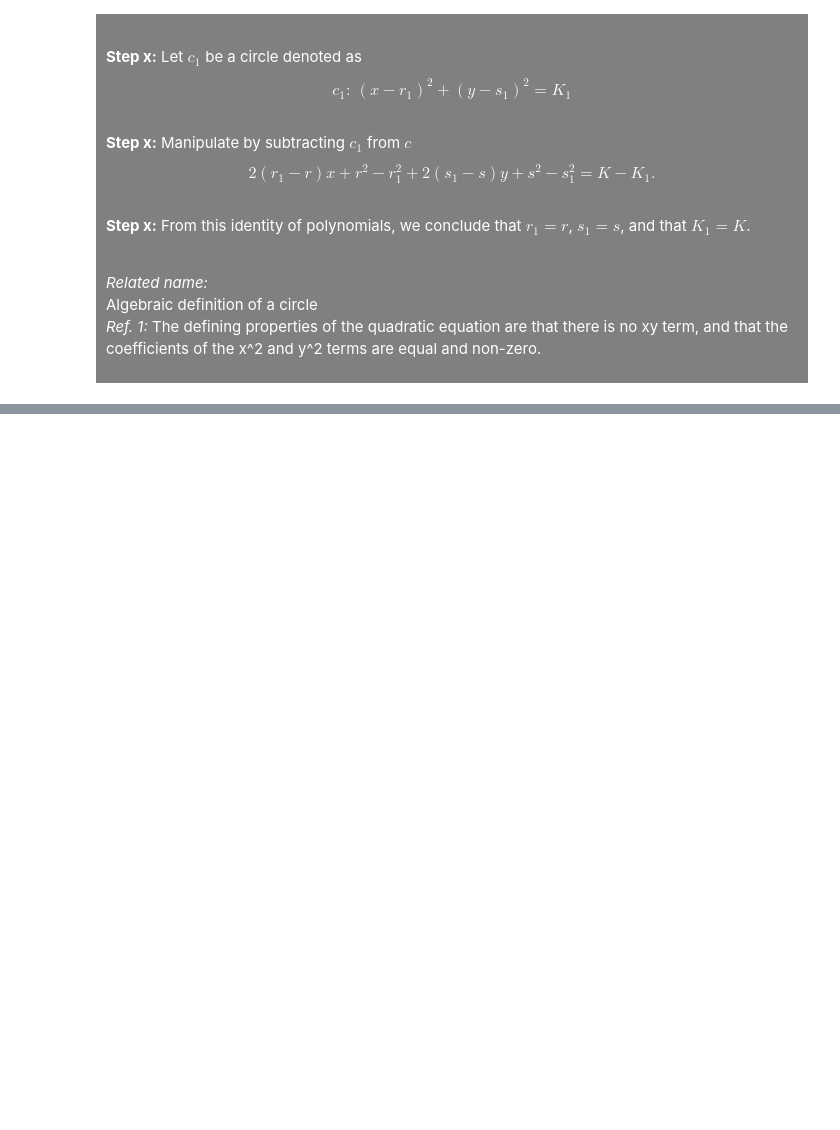
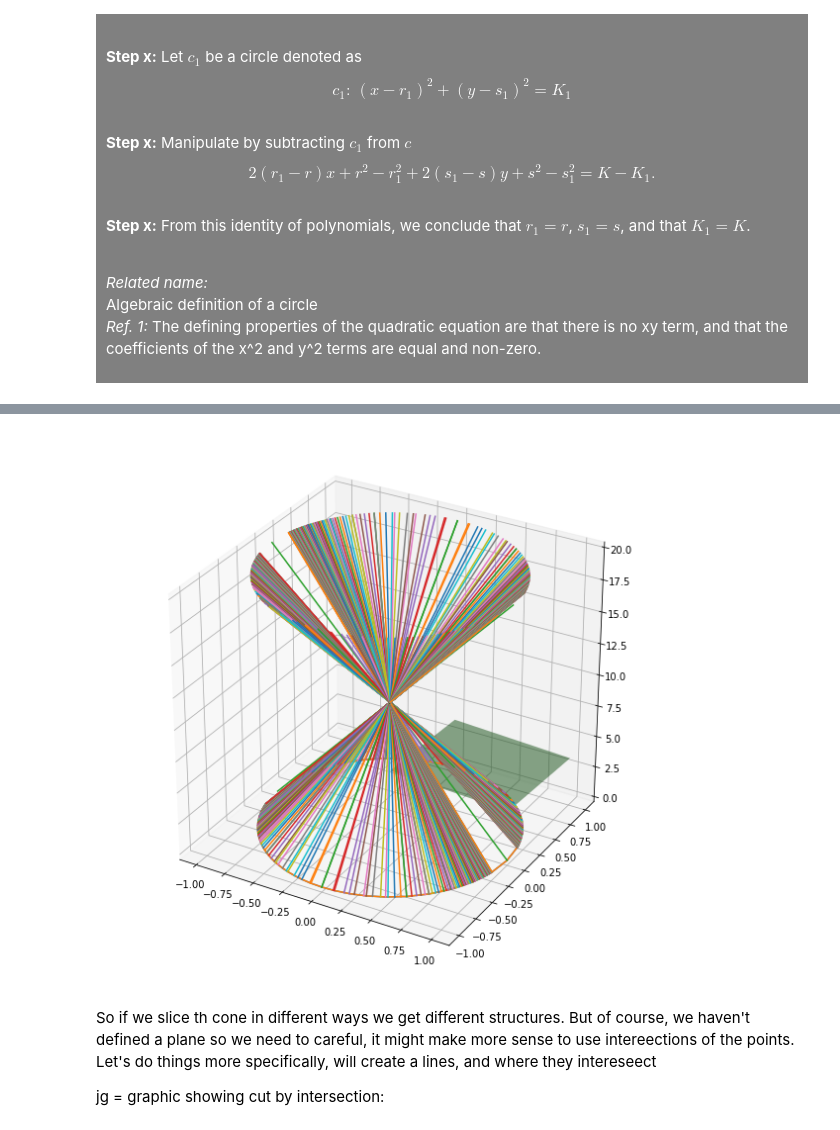
Before and after one commit to jgab3103/Jamie-Gabriel, a Jupyter notebook: Notebooks/jovyan/MathNotebooks/Algebraic_Calculus_Notes_14.ipynb, the cells around one changed output, grey strips where cells are left out. Cells and saved outputs as stored; diff of their text form; code cells hidden in the pictures; blank space fills up the shorter version.

```diff
--- a/Notebooks/jovyan/MathNotebooks/Algebraic_Calculus_Notes_14.ipynb
+++ b/Notebooks/jovyan/MathNotebooks/Algebraic_Calculus_Notes_14.ipynb
@@ -302,0 +224,35 @@ x1[1000]
+# %%
+points_choice = np.array([compute_parameterised_point_from_circle(i) for i in np.arange(-10,10, .1)])
+count_of_points = len(points_choice)
+conic_height = 20
+conic_center_height = conic_height / 2
+
+x1 = [e[0] for e in points_choice]
+y1 = [e[1] for e in points_choice]
+
+fig = plt.figure(figsize=(10,10))
+ax = fig.gca(projection='3d')
+z = np.zeros(len(x1))
+ax.plot(x1, y1, z, label = "")
+ax.plot(x1, y1, z * 20, label = "")
+
+[ax.plot([0,x1[i]],[0,y1[i]], [conic_center_height, 0], label = "") for i in range(count_of_points)]
+[ax.plot([0,-x1[i]],[0,-y1[i]], [conic_center_height, 0], label = "") for i in range(count_of_points)]
+[ax.plot([0,x1[i]],[0,y1[i]], [conic_center_height, conic_height], label = "") for i in range(count_of_points)]
+[ax.plot([0,-x1[i]],[0,-y1[i]], [conic_center_height, conic_height], label = "") for i in range(count_of_points)]
+
+
+
+xx, yy = np.meshgrid(range(2), range(2))
+z = (9 - xx - yy) / 2
+ax.plot_surface(xx, yy, z, alpha=0.5)
+plt.show()
+
+# MULTIPLE GRAPHS WITH DIFFERENT CUTS, AND PRESSUPOSES DEF OF PLANE BUILT BY
+# LINES
+# %% [output]
+[figure, added]
+# %% [markdown]
+So if we slice th cone in different ways we get different structures. But of course, we haven't defined a plane so we need to careful, it might make more sense to use intereections of the points. Let's do things more specifically, will create a lines, and where they intereseect
+
+jg = graphic showing cut by intersection:
```
Also changed, not shown: parts of 45 cells of this notebook.
